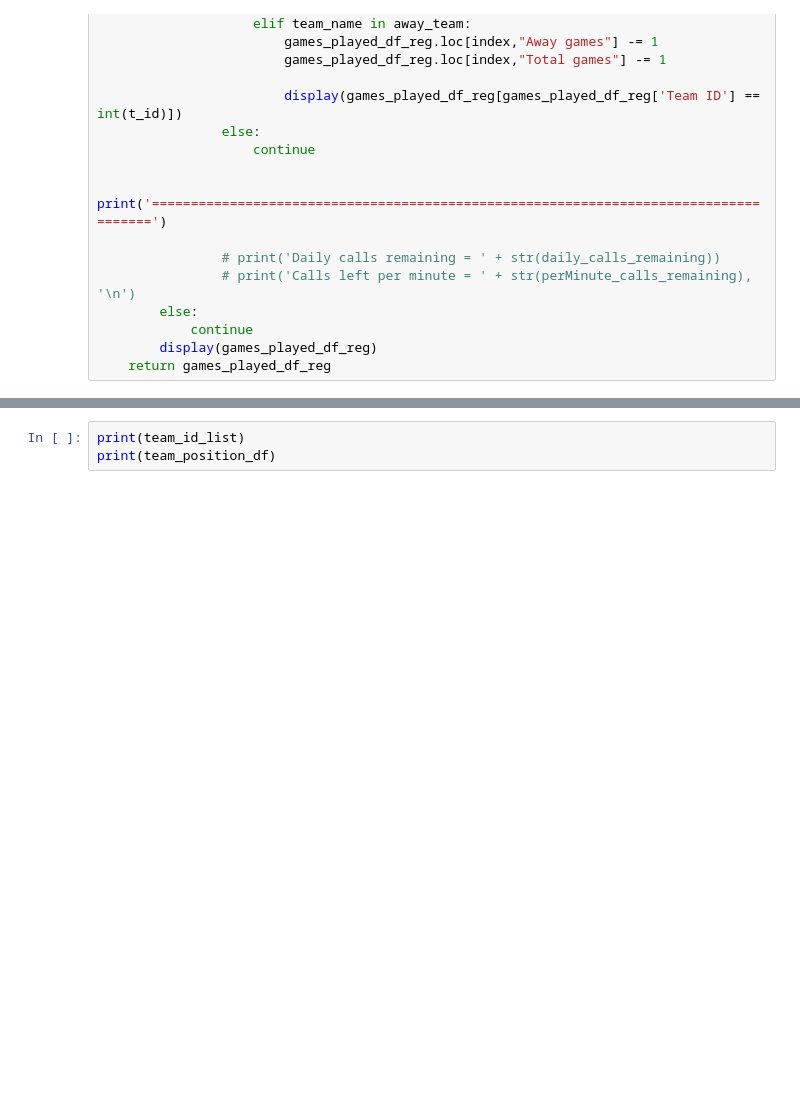
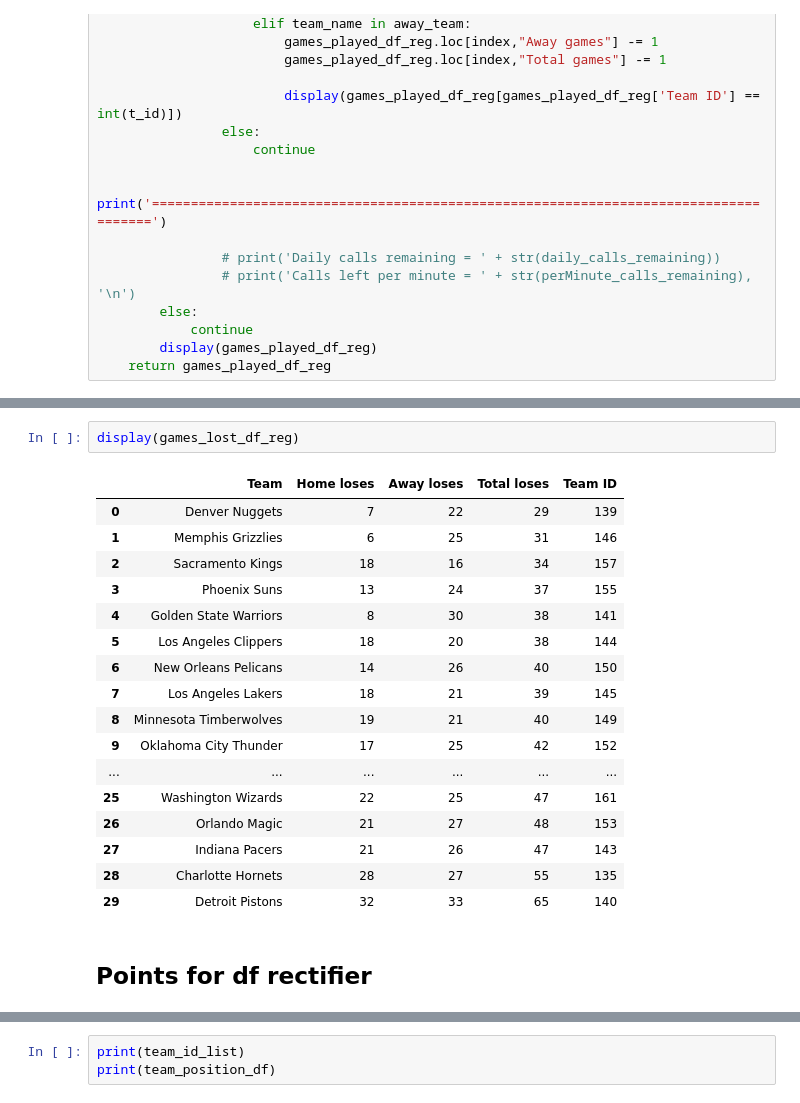
Before and after one commit to adeoyethomas/NBA_2022-2023, a Jupyter notebook: NBA_data.ipynb, the cells around one changed output, grey strips where cells are left out. Saved outputs shown, nothing was run; the diff lists cells and outputs as text; blank space fills up the shorter version.

```diff
--- a/NBA_data.ipynb
+++ b/NBA_data.ipynb
@@ -456,0 +658,22 @@ def games_won_rectifier(games_won_df):
+# %%
+display(games_lost_df_reg)
+# %% [output]
+|  | Team | Home loses | Away loses | Total loses | Team ID |
+| 0 | Denver Nuggets | 7 | 22 | 29 | 139 |
+| 1 | Memphis Grizzlies | 6 | 25 | 31 | 146 |
+| 2 | Sacramento Kings | 18 | 16 | 34 | 157 |
+| 3 | Phoenix Suns | 13 | 24 | 37 | 155 |
+| 4 | Golden State Warriors | 8 | 30 | 38 | 141 |
+| 5 | Los Angeles Clippers | 18 | 20 | 38 | 144 |
+| 6 | New Orleans Pelicans | 14 | 26 | 40 | 150 |
+| 7 | Los Angeles Lakers | 18 | 21 | 39 | 145 |
+| 8 | Minnesota Timberwolves | 19 | 21 | 40 | 149 |
+| 9 | Oklahoma City Thunder | 17 | 25 | 42 | 152 |
+| ... | ... | ... | ... | ... | ... |
+| 25 | Washington Wizards | 22 | 25 | 47 | 161 |
+| 26 | Orlando Magic | 21 | 27 | 48 | 153 |
+| 27 | Indiana Pacers | 21 | 26 | 47 | 143 |
+| 28 | Charlotte Hornets | 28 | 27 | 55 | 135 |
+| 29 | Detroit Pistons | 32 | 33 | 65 | 140 |
+# %% [markdown]
+## Points for df rectifier
```
Also changed, not shown: parts of 17 cells of this notebook.
